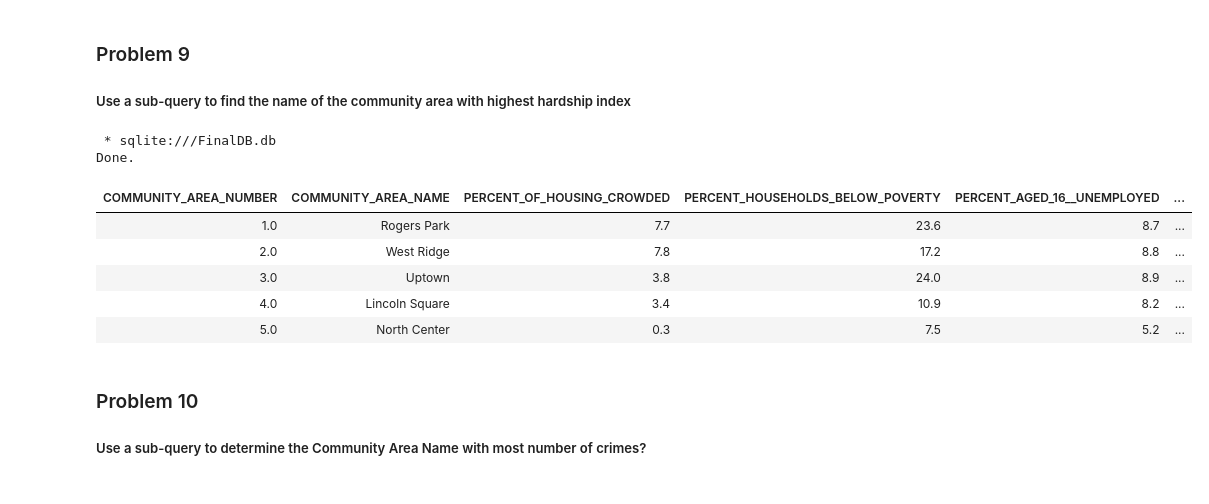
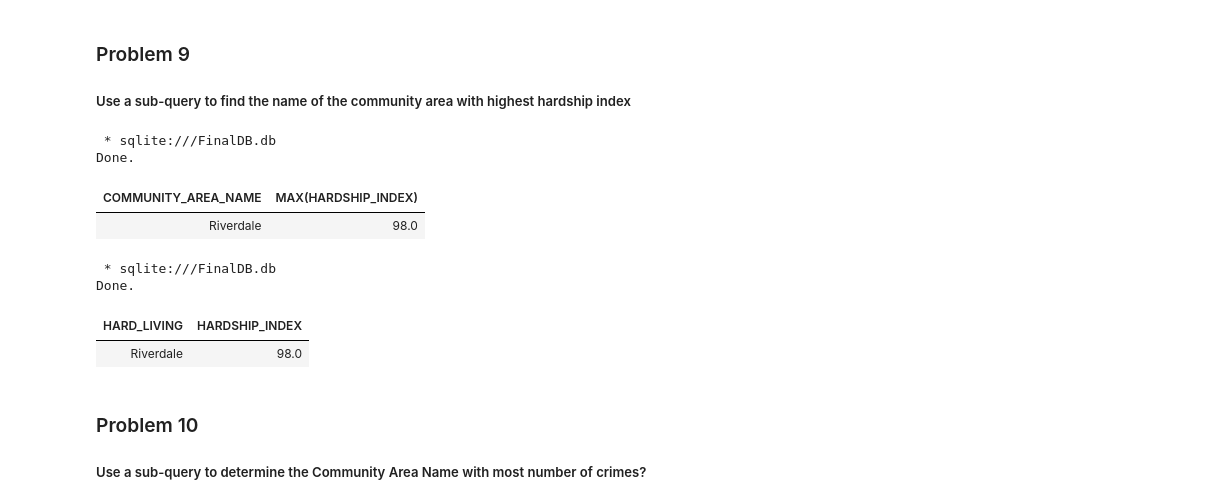
Before and after one commit to YaaseenK/Databases_SQL_Data_Science_w-_Python, a Jupyter notebook: module5/final/mod5-final-project-v2.ipynb, the cells around one changed output. Drawn from its saved outputs; the diff is of its cells as text; code cells hidden in the pictures.

```diff
--- a/module5/final/mod5-final-project-v2.ipynb
+++ b/module5/final/mod5-final-project-v2.ipynb
@@ -314,17 +314,29 @@ Query for the 'community area number' that has most number of incidents
 
 ##### Use a sub-query to find the name of the community area with highest hardship index
 # %%
+#NOT USING SUB QUERIES
 %%sql
-SELECT * FROM CENSUS_DATA LIMIT 5;
+SELECT COMMUNITY_AREA_NAME, MAX(HARDSHIP_INDEX)
+FROM CENSUS_DATA;
 # %% [output]
  * sqlite:///FinalDB.db
 Done.
-| COMMUNITY_AREA_NUMBER | COMMUNITY_AREA_NAME | PERCENT_OF_HOUSING_CROWDED | PERCENT_HOUSEHOLDS_BELOW_POVERTY | PERCENT_AGED_16__UNEMPLOYED | ... |
-| 1.0 | Rogers Park | 7.7 | 23.6 | 8.7 | ... |
-| 2.0 | West Ridge | 7.8 | 17.2 | 8.8 | ... |
-| 3.0 | Uptown | 3.8 | 24.0 | 8.9 | ... |
-| 4.0 | Lincoln Square | 3.4 | 10.9 | 8.2 | ... |
-| 5.0 | North Center | 0.3 | 7.5 | 5.2 | ... |
+| COMMUNITY_AREA_NAME | MAX(HARDSHIP_INDEX) |
+| Riverdale | 98.0 |
+# %%
+#USING SUB QUERIES
+%%sql
+SELECT COMMUNITY_AREA_NAME AS HARD_LIVING, HARDSHIP_INDEX
+FROM CENSUS_DATA
+WHERE HARDSHIP_INDEX = (
+    SELECT MAX(HARDSHIP_INDEX)
+    FROM CENSUS_DATA
+);
+# %% [output]
+ * sqlite:///FinalDB.db
+Done.
+| HARD_LIVING | HARDSHIP_INDEX |
+| Riverdale | 98.0 |
 # %% [markdown]
 ### Problem 10
 
```
